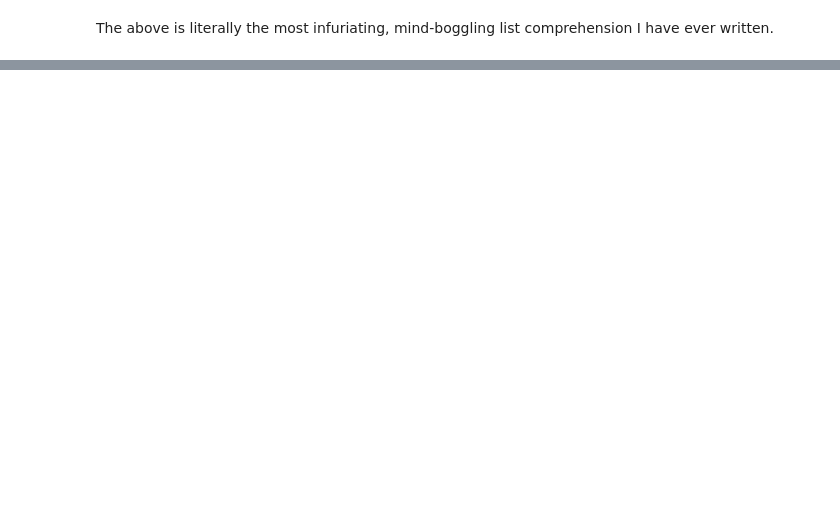
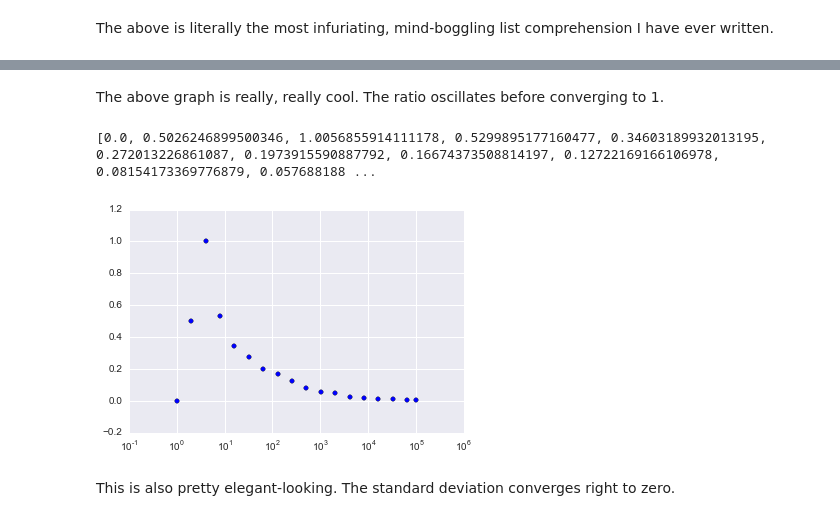
Before and after one commit to tiyd-python-2015-01/charting, a Jupyter notebook: Coin Flips.ipynb, the cells around one changed output, grey strips where cells are left out. Cells and saved outputs as stored; diff of their text form; code cells hidden in the pictures; blank space fills up the shorter version.

```diff
--- a/Coin Flips.ipynb
+++ b/Coin Flips.ipynb
@@ -129,0 +135,16 @@ The above is literally the most infuriating, mind-boggling list comprehension I
+# %% [markdown]
+The above graph is really, really cool. The ratio oscillates before converging to 1.
+# %%
+stdev_coin_ratio = [stat.stdev([ratio_list[trial_num][count_num]
+                                 for trial_num in range(len(ratio_list))])
+                                 for count_num in range(len(powers_of_two_with_n()))]
+print(stdev_coin_ratio)
+# %% [output]
+[0.0, 0.5026246899500346, 1.0056855914111178, 0.5299895177160477, 0.34603189932013195, 0.272013226861087, 0.1973915590887792, 0.16674373508814197, 0.12722169166106978, 0.08154173369776879, 0.057688188 ...
+# %%
+plt.scatter(powers_of_two_with_n(), stdev_coin_ratio)
+plt.xscale('log')
+# %% [output]
+[figure, added]
+# %% [markdown]
+This is also pretty elegant-looking. The standard deviation converges right to zero.
```
Also changed, not shown: parts of 9 cells of this notebook.
